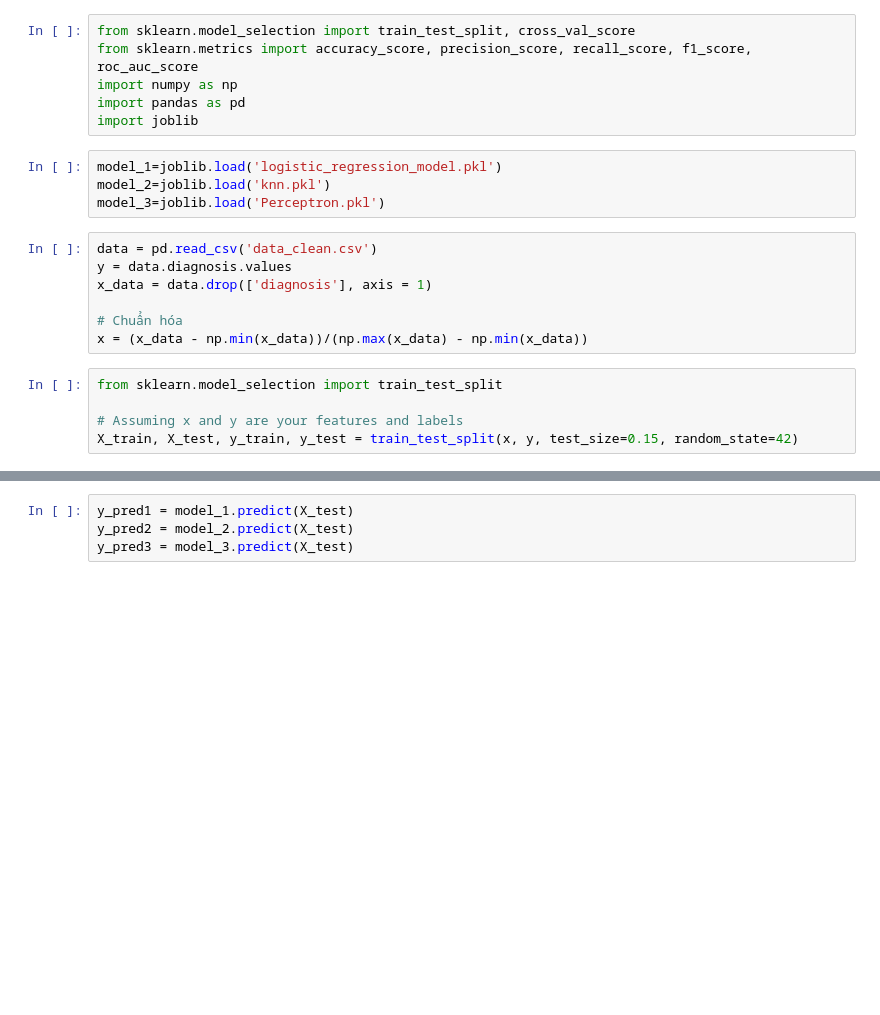
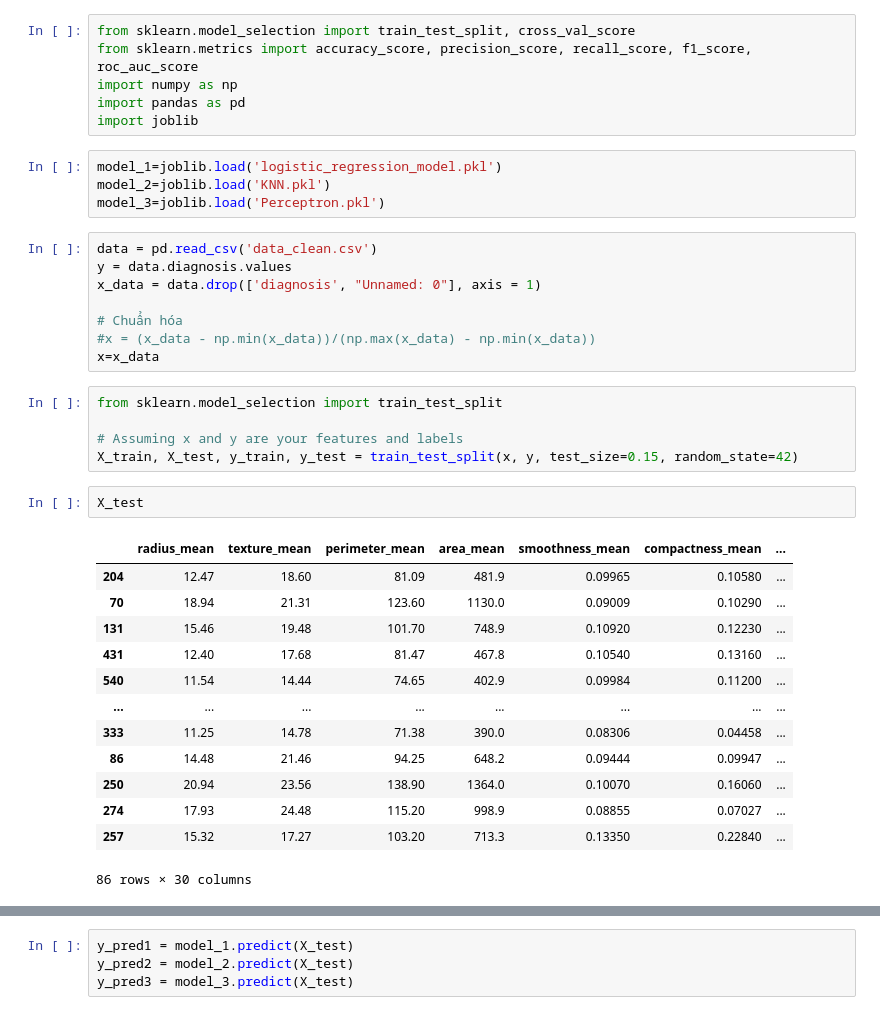
Before and after one commit to Nguyenduyhau13/Project_machine, a Jupyter notebook: machinelearning/app/training/so sánh model.ipynb, the cells around one changed output, grey strips where cells are left out. Saved outputs shown, nothing was run; the diff lists cells and outputs as text; blank space fills up the shorter version.

```diff
--- a/machinelearning/app/training/so sánh model.ipynb
+++ b/machinelearning/app/training/so sánh model.ipynb
@@ -6,17 +6,34 @@ import pandas as pd
 import joblib
 # %%
 model_1=joblib.load('logistic_regression_model.pkl')
-model_2=joblib.load('knn.pkl')
+model_2=joblib.load('KNN.pkl')
 model_3=joblib.load('Perceptron.pkl')
 # %%
 data = pd.read_csv('data_clean.csv')
 y = data.diagnosis.values
-x_data = data.drop(['diagnosis'], axis = 1)
+x_data = data.drop(['diagnosis', "Unnamed: 0"], axis = 1)
 
 # Chuẩn hóa
-x = (x_data - np.min(x_data))/(np.max(x_data) - np.min(x_data))
+#x = (x_data - np.min(x_data))/(np.max(x_data) - np.min(x_data))
+x=x_data
 # %%
 from sklearn.model_selection import train_test_split
 
 # Assuming x and y are your features and labels
 X_train, X_test, y_train, y_test = train_test_split(x, y, test_size=0.15, random_state=42)
+# %%
+X_test
+# %% [output]
+|  | radius_mean | texture_mean | perimeter_mean | area_mean | smoothness_mean | compactness_mean | ... |
+| 204 | 12.47 | 18.60 | 81.09 | 481.9 | 0.09965 | 0.10580 | ... |
+| 70 | 18.94 | 21.31 | 123.60 | 1130.0 | 0.09009 | 0.10290 | ... |
+| 131 | 15.46 | 19.48 | 101.70 | 748.9 | 0.10920 | 0.12230 | ... |
+| 431 | 12.40 | 17.68 | 81.47 | 467.8 | 0.10540 | 0.13160 | ... |
+| 540 | 11.54 | 14.44 | 74.65 | 402.9 | 0.09984 | 0.11200 | ... |
+| ... | ... | ... | ... | ... | ... | ... | ... |
+| 333 | 11.25 | 14.78 | 71.38 | 390.0 | 0.08306 | 0.04458 | ... |
+| 86 | 14.48 | 21.46 | 94.25 | 648.2 | 0.09444 | 0.09947 | ... |
+| 250 | 20.94 | 23.56 | 138.90 | 1364.0 | 0.10070 | 0.16060 | ... |
+| 274 | 17.93 | 24.48 | 115.20 | 998.9 | 0.08855 | 0.07027 | ... |
+| 257 | 15.32 | 17.27 | 103.20 | 713.3 | 0.13350 | 0.22840 | ... |
+86 rows × 30 columns
```
Also changed, not shown: parts of 5 cells of this notebook, 7 other files.
